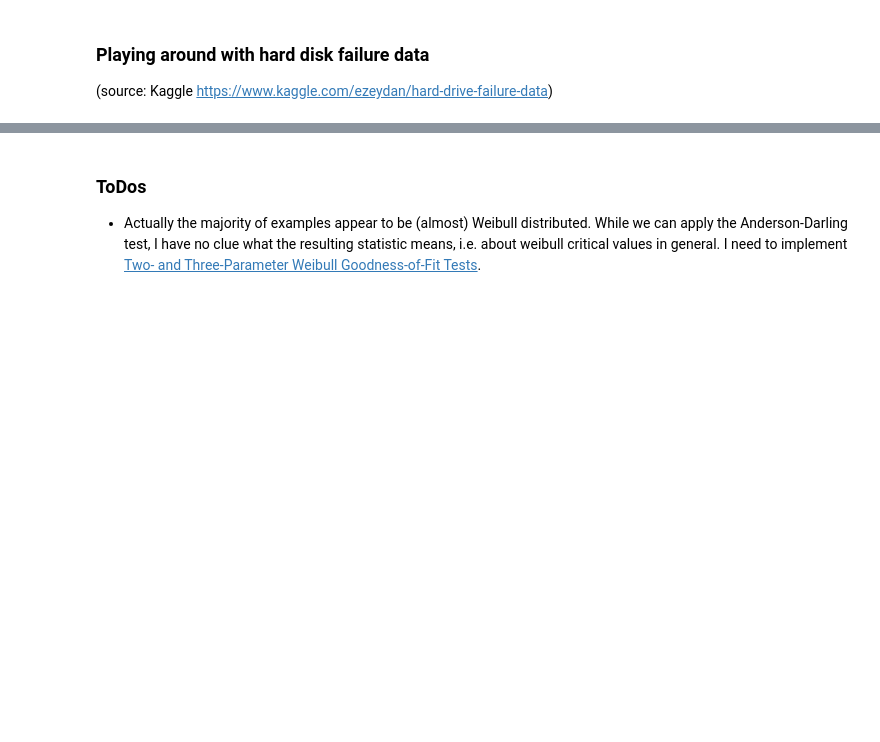
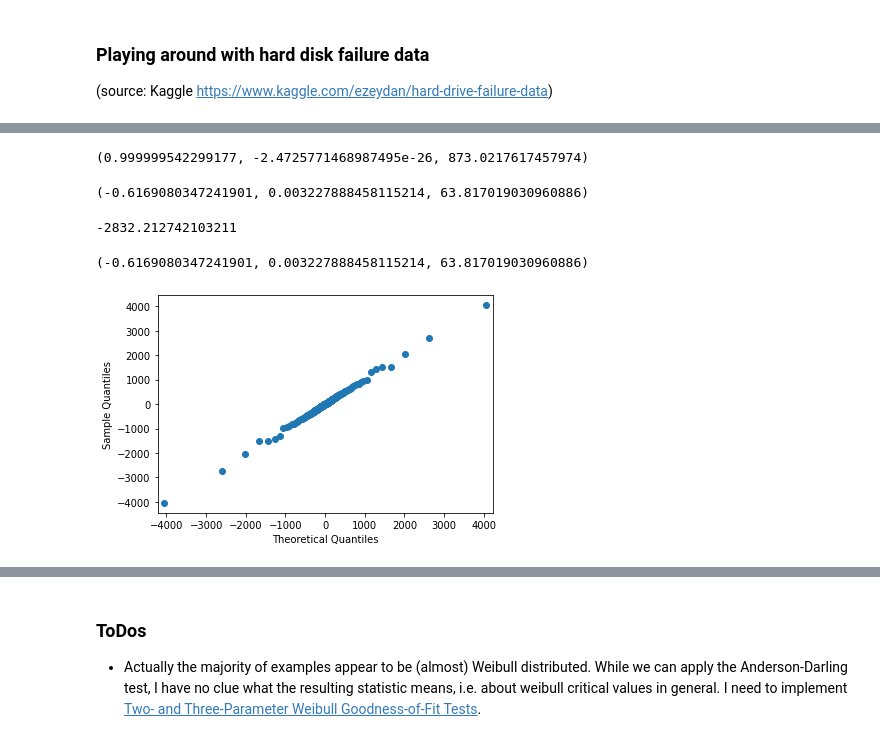
Before and after one commit to sedgewickmm18/notebooks-attic, a Jupyter notebook: Distribution fitting first steps.ipynb, the cells around one changed output, grey strips where cells are left out. Saved outputs shown, nothing was run; the diff lists cells and outputs as text; code cells hidden in the pictures; blank space fills up the shorter version.

```diff
--- a/Distribution fitting first steps.ipynb
+++ b/Distribution fitting first steps.ipynb
@@ -124,0 +116,26 @@ fit_ee.best_distribution.plot()
+# %%
+parms = sp.stats.tukeylambda.fit(outage_Sev[:], method="MM")
+parms
+# %% [output]
+(0.999999542299177, -2.4725771468987495e-26, 873.0217617457974)
+# %%
+parms = sp.stats.tukeylambda.fit(outage_Sev[:], method="MLE")
+parms
+# %% [output]
+(-0.6169080347241901, 0.003227888458115214, 63.817019030960886)
+# %%
+tl = sp.stats.tukeylambda(parms[0], loc=parms[1], scale=parms[2])
+# %%
+log_likelihoodt = np.sum(np.log(tl.pdf(outage_Sev)))
+log_likelihoodt
+# %% [output]
+-2832.212742103211
+# %%
+parms
+# %% [output]
+(-0.6169080347241901, 0.003227888458115214, 63.817019030960886)
+# %%
+sm.qqplot(outage_Sev, tl)
+plt.show()
+# %% [output]
+[figure, added]
```
Also changed, not shown: parts of 44 cells of this notebook, 8 other files.
